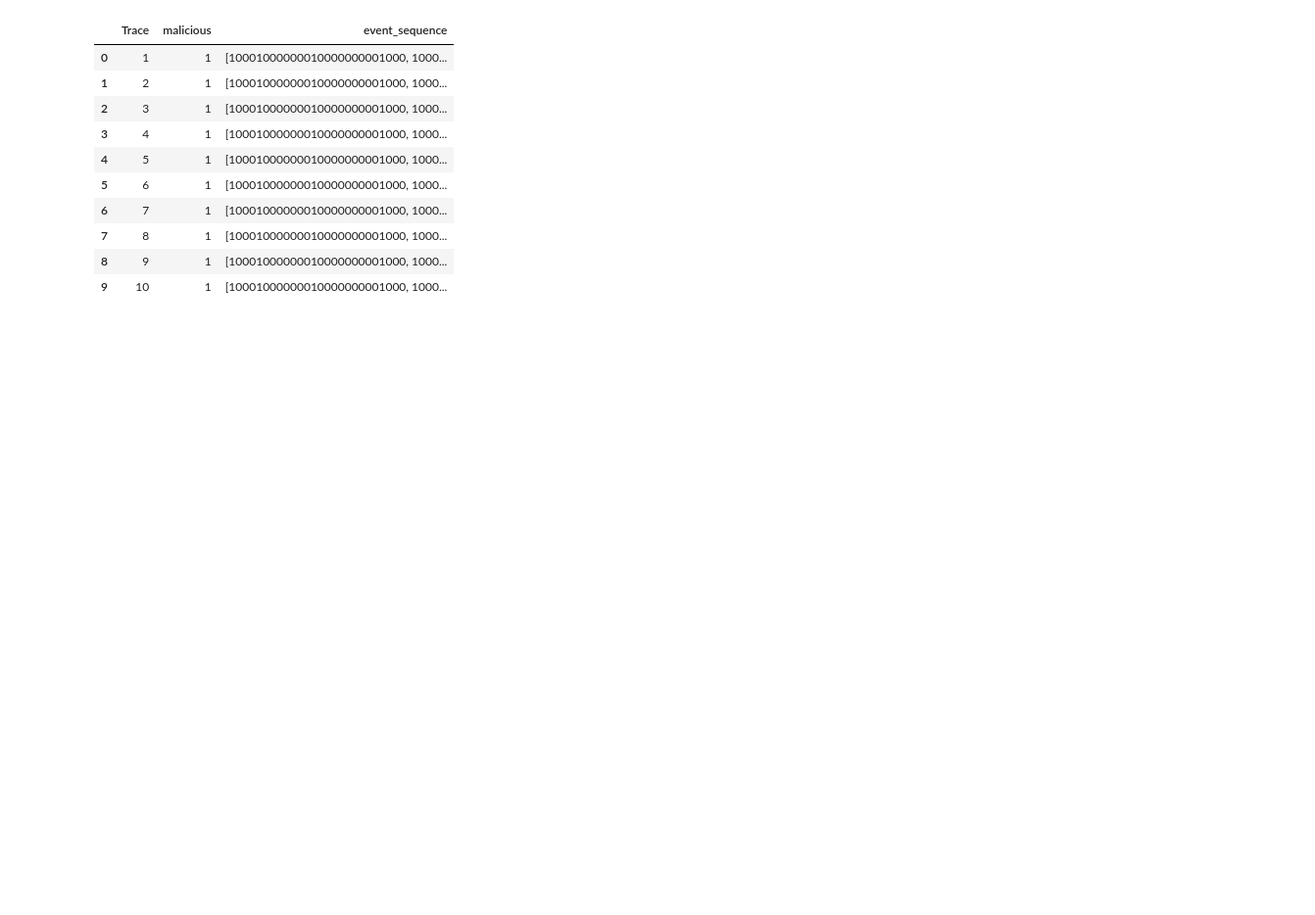
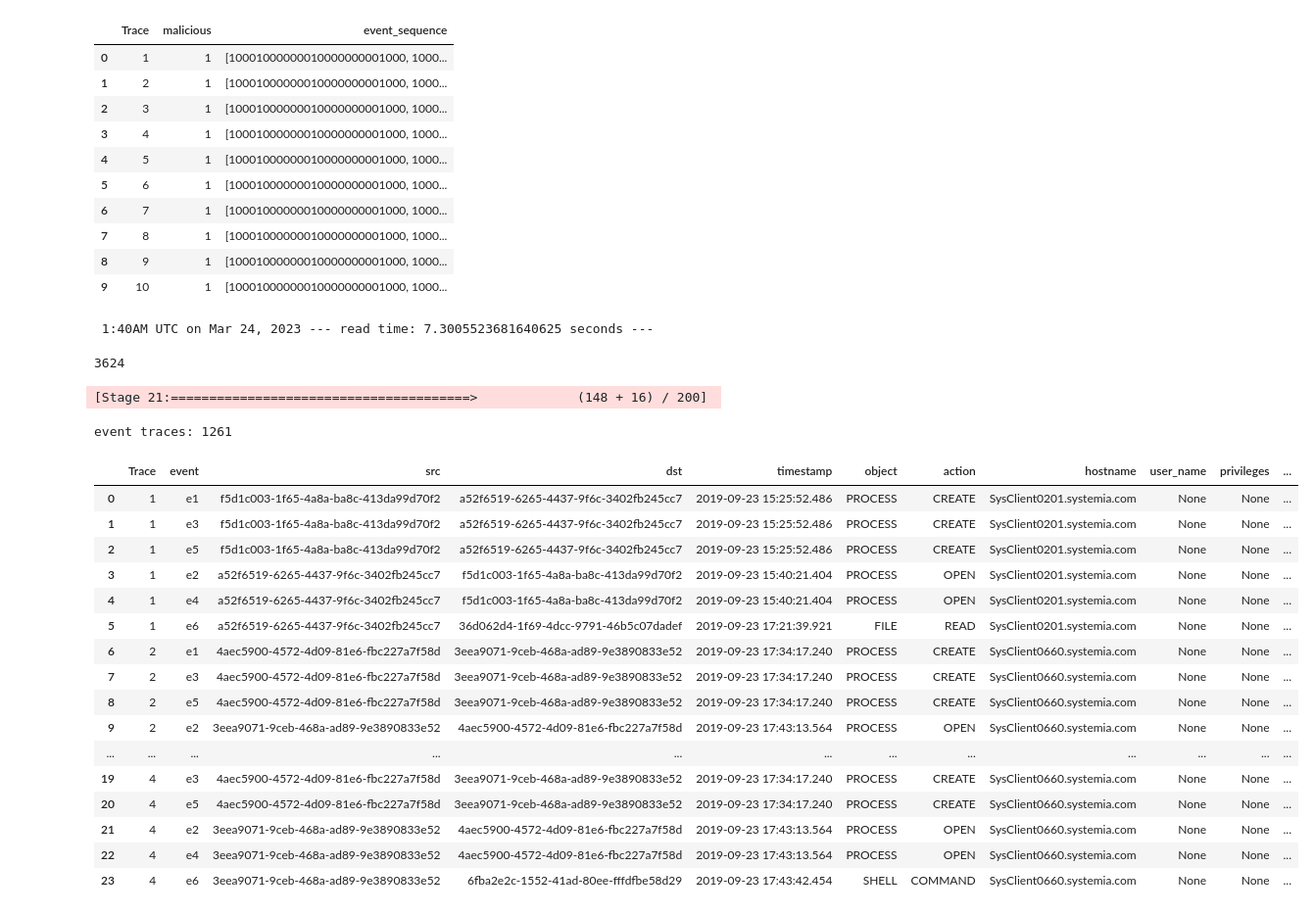
Before and after one commit to MBrend15/Public_Project_Repo, a Jupyter notebook: ve2.ipynb, the cells around one changed output. Shown at 98% size. Cells and saved outputs as stored; diff of their text form; code cells hidden in the pictures; blank space fills up the shorter version.

Commit message:
adding updates to trace

```diff
--- a/ve2.ipynb
+++ b/ve2.ipynb
@@ -675,3 +675,15 @@ df_test_vec.limit(10).toPandas()
 | 7 | 8 | 1 | [10001000000010000000001000, 1000... |
 | 8 | 9 | 1 | [10001000000010000000001000, 1000... |
 | 9 | 10 | 1 | [10001000000010000000001000, 1000... |
+# %%
+#experiment with binning first to make sure it's read in, and then to make sure we have the right amount
+#of bins
+df = readFirstEvents()
+# %% [output]
+ 1:40AM UTC on Mar 24, 2023 --- read time: 7.3005523681640625 seconds ---
+# %%
+df_m_23 = df.where((col('malicious') == 1) & (col('event_day')==23))
+# %%
+df_m_23.count()
+# %% [output]
+3624
@@ -677,0 +692,53 @@ df_test_vec.limit(10).toPandas()
+# %%
+df_graph = create_graph(df_m_23)
+# %% [output]
+[Stage 21:=======================================>             (148 + 16) / 200]
+event traces: 1261
+# %%
+#add "trace index" to keep track of traces. important for transposing back
+df_transp = df_graph.withColumn("Trace", (monotonically_increasing_id() + 1))
+df_transp = df_transp.select("Trace",
+                             *[col for col in df_transp.columns if col != "Trace"])
+
+#drop all vertices
+df_transp = df_transp.drop('a','b','c','d','e','f','g')
+
+#transpose rows
+stacked_df = df_transp.selectExpr(
+    "Trace",
+    "posexplode(array(e1, e2, e3, e4, e5, e6)) as (pos, col)"
+).select(
+    "Trace",
+    expr('''CASE pos
+    WHEN 0 THEN 'e1'
+    WHEN 1 THEN 'e2'
+    WHEN 2 THEN 'e3'
+    WHEN 3 THEN 'e4'
+    WHEN 4 THEN 'e5'
+    ELSE 'e6' END''').alias("event"),
+    "col"
+).orderBy("Trace","event")
+
+#explode columns
+df_onehot = stacked_df.select(*stacked_df.columns, "col.*").drop('col')
+# %%
+df_ts = ts_diff(df_onehot)
+df_ts.limit(24).toPandas()
+# %% [output]
+|  | Trace | event | src | dst | timestamp | object | action | hostname | user_name | privileges | ... |
+| 0 | 1 | e1 | f5d1c003-1f65-4a8a-ba8c-413da99d70f2 | a52f6519-6265-4437-9f6c-3402fb245cc7 | 2019-09-23 15:25:52.486 | PROCESS | CREATE | SysClient0201.systemia.com | None | None | ... |
+| 1 | 1 | e3 | f5d1c003-1f65-4a8a-ba8c-413da99d70f2 | a52f6519-6265-4437-9f6c-3402fb245cc7 | 2019-09-23 15:25:52.486 | PROCESS | CREATE | SysClient0201.systemia.com | None | None | ... |
+| 2 | 1 | e5 | f5d1c003-1f65-4a8a-ba8c-413da99d70f2 | a52f6519-6265-4437-9f6c-3402fb245cc7 | 2019-09-23 15:25:52.486 | PROCESS | CREATE | SysClient0201.systemia.com | None | None | ... |
+| 3 | 1 | e2 | a52f6519-6265-4437-9f6c-3402fb245cc7 | f5d1c003-1f65-4a8a-ba8c-413da99d70f2 | 2019-09-23 15:40:21.404 | PROCESS | OPEN | SysClient0201.systemia.com | None | None | ... |
+| 4 | 1 | e4 | a52f6519-6265-4437-9f6c-3402fb245cc7 | f5d1c003-1f65-4a8a-ba8c-413da99d70f2 | 2019-09-23 15:40:21.404 | PROCESS | OPEN | SysClient0201.systemia.com | None | None | ... |
+| 5 | 1 | e6 | a52f6519-6265-4437-9f6c-3402fb245cc7 | 36d062d4-1f69-4dcc-9791-46b5c07dadef | 2019-09-23 17:21:39.921 | FILE | READ | SysClient0201.systemia.com | None | None | ... |
+| 6 | 2 | e1 | 4aec5900-4572-4d09-81e6-fbc227a7f58d | 3eea9071-9ceb-468a-ad89-9e3890833e52 | 2019-09-23 17:34:17.240 | PROCESS | CREATE | SysClient0660.systemia.com | None | None | ... |
+| 7 | 2 | e3 | 4aec5900-4572-4d09-81e6-fbc227a7f58d | 3eea9071-9ceb-468a-ad89-9e3890833e52 | 2019-09-23 17:34:17.240 | PROCESS | CREATE | SysClient0660.systemia.com | None | None | ... |
+| 8 | 2 | e5 | 4aec5900-4572-4d09-81e6-fbc227a7f58d | 3eea9071-9ceb-468a-ad89-9e3890833e52 | 2019-09-23 17:34:17.240 | PROCESS | CREATE | SysClient0660.systemia.com | None | None | ... |
+| 9 | 2 | e2 | 3eea9071-9ceb-468a-ad89-9e3890833e52 | 4aec5900-4572-4d09-81e6-fbc227a7f58d | 2019-09-23 17:43:13.564 | PROCESS | OPEN | SysClient0660.systemia.com | None | None | ... |
+| ... | ... | ... | ... | ... | ... | ... | ... | ... | ... | ... | ... |
+| 19 | 4 | e3 | 4aec5900-4572-4d09-81e6-fbc227a7f58d | 3eea9071-9ceb-468a-ad89-9e3890833e52 | 2019-09-23 17:34:17.240 | PROCESS | CREATE | SysClient0660.systemia.com | None | None | ... |
+| 20 | 4 | e5 | 4aec5900-4572-4d09-81e6-fbc227a7f58d | 3eea9071-9ceb-468a-ad89-9e3890833e52 | 2019-09-23 17:34:17.240 | PROCESS | CREATE | SysClient0660.systemia.com | None | None | ... |
+| 21 | 4 | e2 | 3eea9071-9ceb-468a-ad89-9e3890833e52 | 4aec5900-4572-4d09-81e6-fbc227a7f58d | 2019-09-23 17:43:13.564 | PROCESS | OPEN | SysClient0660.systemia.com | None | None | ... |
+| 22 | 4 | e4 | 3eea9071-9ceb-468a-ad89-9e3890833e52 | 4aec5900-4572-4d09-81e6-fbc227a7f58d | 2019-09-23 17:43:13.564 | PROCESS | OPEN | SysClient0660.systemia.com | None | None | ... |
+| 23 | 4 | e6 | 3eea9071-9ceb-468a-ad89-9e3890833e52 | 6fba2e2c-1552-41ad-80ee-fffdfbe58d29 | 2019-09-23 17:43:42.454 | SHELL | COMMAND | SysClient0660.systemia.com | None | None | ... |
```
Also changed, not shown: parts of 4 cells of this notebook, 1 other file.
